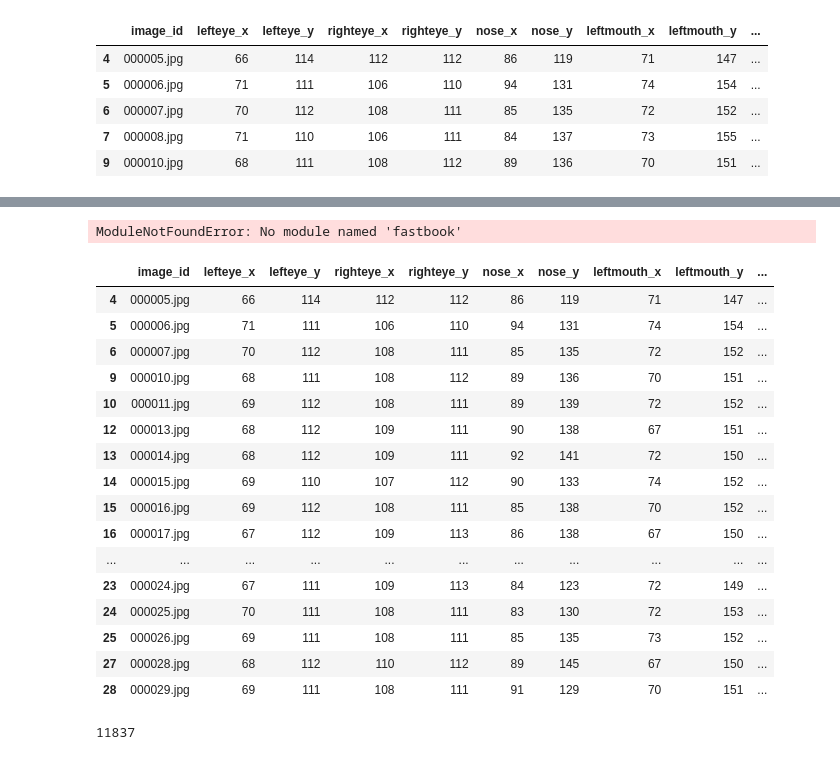
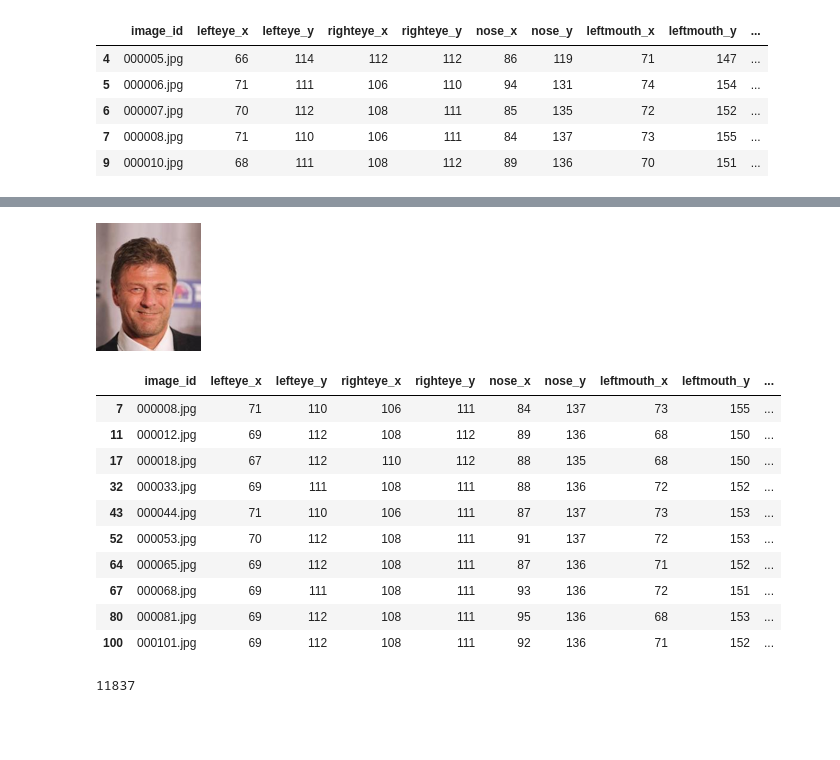
Before and after one commit to iamvssrao/FastAI, a Jupyter notebook: Golden_ratio_model.ipynb, the cells around one changed output, grey strips where cells are left out. Cells and saved outputs as stored; diff of their text form; code cells hidden in the pictures; blank space fills up the shorter version.

```diff
--- a/Golden_ratio_model.ipynb
+++ b/Golden_ratio_model.ipynb
@@ -191,9 +192,8 @@ def compute_golden_ratios(df):
     df["golden_ratio"] = golden_ratio
     df["is_beautiful"] = (golden_ratio > 1.5) & (golden_ratio < 1.62)
 
-
     return df
 
-gdf = compute_golden_ratios(frontal_df)
+gdf = compute_golden_ratios(frontal_df.copy())
 gdf.head()
 # %% [output]
@@ -217,30 +207,24 @@ See the caveats in the documentation: https://pandas.pydata.org/pandas-docs/stab
 import fastbook
 from fastbook import *
 from fastai.vision.widgets import *
-im = Image.open('/content/img_align_celeba/img_align_celeba/000271.jpg')
+im = Image.open('/content/img_align_celeba/img_align_celeba/000659.jpg')
 im.to_thumb(128,128)
 # %% [output]
-ModuleNotFoundError: No module named 'fastbook'
+[figure, added]
 # %%
-gdf[gdf["is_beautiful"] == False].iloc[:20]
+gdf[gdf["is_beautiful"] == True].iloc[:10]
 # %% [output]
 |  | image_id | lefteye_x | lefteye_y | righteye_x | righteye_y | nose_x | nose_y | leftmouth_x | leftmouth_y | ... |
-| 4 | 000005.jpg | 66 | 114 | 112 | 112 | 86 | 119 | 71 | 147 | ... |
-| 5 | 000006.jpg | 71 | 111 | 106 | 110 | 94 | 131 | 74 | 154 | ... |
-| 6 | 000007.jpg | 70 | 112 | 108 | 111 | 85 | 135 | 72 | 152 | ... |
-| 9 | 000010.jpg | 68 | 111 | 108 | 112 | 89 | 136 | 70 | 151 | ... |
-| 10 | 000011.jpg | 69 | 112 | 108 | 111 | 89 | 139 | 72 | 152 | ... |
-| 12 | 000013.jpg | 68 | 112 | 109 | 111 | 90 | 138 | 67 | 151 | ... |
-| 13 | 000014.jpg | 68 | 112 | 109 | 111 | 92 | 141 | 72 | 150 | ... |
-| 14 | 000015.jpg | 69 | 110 | 107 | 112 | 90 | 133 | 74 | 152 | ... |
-| 15 | 000016.jpg | 69 | 112 | 108 | 111 | 85 | 138 | 70 | 152 | ... |
-| 16 | 000017.jpg | 67 | 112 | 109 | 113 | 86 | 138 | 67 | 150 | ... |
-| ... | ... | ... | ... | ... | ... | ... | ... | ... | ... | ... |
-| 23 | 000024.jpg | 67 | 111 | 109 | 113 | 84 | 123 | 72 | 149 | ... |
-| 24 | 000025.jpg | 70 | 111 | 108 | 111 | 83 | 130 | 72 | 153 | ... |
-| 25 | 000026.jpg | 69 | 111 | 108 | 111 | 85 | 135 | 73 | 152 | ... |
-| 27 | 000028.jpg | 68 | 112 | 110 | 112 | 89 | 145 | 67 | 150 | ... |
-| 28 | 000029.jpg | 69 | 111 | 108 | 111 | 91 | 129 | 70 | 151 | ... |
+| 7 | 000008.jpg | 71 | 110 | 106 | 111 | 84 | 137 | 73 | 155 | ... |
+| 11 | 000012.jpg | 69 | 112 | 108 | 112 | 89 | 136 | 68 | 150 | ... |
+| 17 | 000018.jpg | 67 | 112 | 110 | 112 | 88 | 135 | 68 | 150 | ... |
+| 32 | 000033.jpg | 69 | 111 | 108 | 111 | 88 | 136 | 72 | 152 | ... |
+| 43 | 000044.jpg | 71 | 110 | 106 | 111 | 87 | 137 | 73 | 153 | ... |
+| 52 | 000053.jpg | 70 | 112 | 108 | 111 | 91 | 137 | 72 | 153 | ... |
+| 64 | 000065.jpg | 69 | 112 | 108 | 111 | 87 | 136 | 71 | 152 | ... |
+| 67 | 000068.jpg | 69 | 111 | 108 | 111 | 93 | 136 | 72 | 151 | ... |
+| 80 | 000081.jpg | 69 | 112 | 108 | 111 | 95 | 136 | 68 | 153 | ... |
+| 100 | 000101.jpg | 69 | 112 | 108 | 111 | 92 | 136 | 71 | 152 | ... |
 # %%
 len(gdf[gdf["is_beautiful"] == True])
 # %% [output]
```
Also changed, not shown: parts of 21 cells of this notebook.
